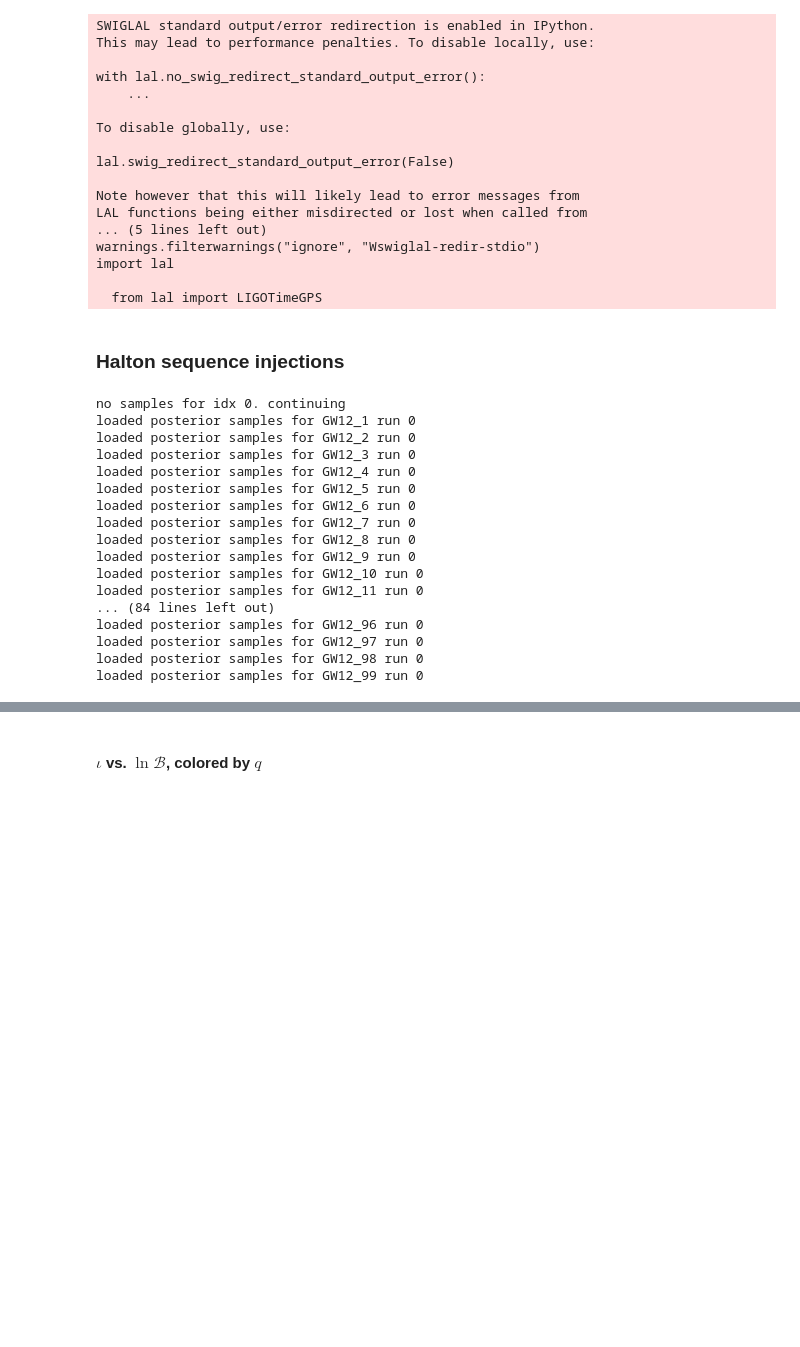
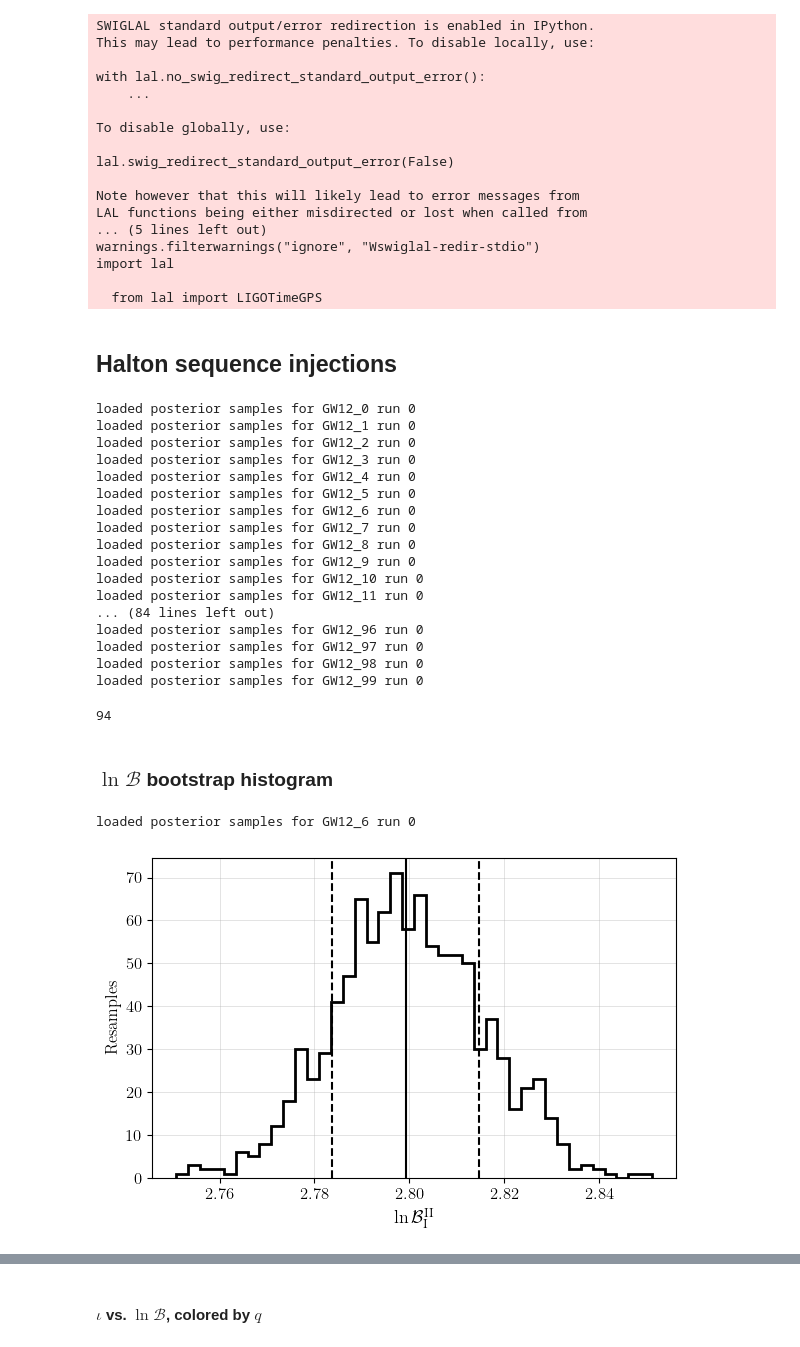
Before and after one commit to abbyw24/gw-parameter-estimation, a Jupyter notebook: notebooks/paper_plots.ipynb, the cells around one changed output, grey strips where cells are left out. Cells and saved outputs as stored; diff of their text form; code cells hidden in the pictures; blank space fills up the shorter version.

```diff
--- a/notebooks/paper_plots.ipynb
+++ b/notebooks/paper_plots.ipynb
@@ -43,5 +52,5 @@ import lal
 # %% [markdown]
-### Halton sequence injections
+## Halton sequence injections
 # %%
 # load the relevant data
 
@@ -69,7 +78,7 @@ for idx in range(nevents):
     eventname = f'GW{seed}_{idx}'
     eventdir = os.path.join(resdir, eventname)
     try:
-        event_data, samples, samples_dir = load_event_data_and_posterior_samples(eventdir, eventname)
+        event_data, samples, samples_dir = helpers.load_event_data_and_posterior_samples(eventdir, eventname)
         idx_existing.append(idx)
     except FileNotFoundError:
         print(f"no samples for idx {idx}. continuing")
@@ -79,6 +88,8 @@ for idx in range(nevents):
     lnBayes_fn = os.path.join(samples_dir, 'lnBayes.npy')
     try:
         lnBayes[idx] = np.load(lnBayes_fn)
+        if np.isnan(lnBayes[idx][0]):
+            lnBayes[idx] = np.array([30., 0.])
     except FileNotFoundError:
         bayes_factors = bootstrap_bayes_factors(samples, n_resamples)
         # log these
@@ -96,7 +107,7 @@ for idx in range(nevents):
 
     # 3. median iota and q from the posterior
     injected_par_dic = event_data.injection['par_dic']
-    add_derived_quantities_injection(injected_par_dic)
+    helpers.add_derived_quantities_injection(injected_par_dic)
     for par_id, injected_value in injected_par_dic.items():
         median_post = utils.quantile(samples[par_id], 0.5, weights=samples['weights'])
         try:
@@ -105,7 +116,7 @@ for idx in range(nevents):
             params[par_id] = {}
             params[par_id][idx] = (injected_value, median_post)
 # %% [output]
-no samples for idx 0. continuing
+loaded posterior samples for GW12_0 run 0
 loaded posterior samples for GW12_1 run 0
 loaded posterior samples for GW12_2 run 0
 loaded posterior samples for GW12_3 run 0
@@ -122,3 +133,35 @@ loaded posterior samples for GW12_96 run 0
 loaded posterior samples for GW12_97 run 0
 loaded posterior samples for GW12_98 run 0
 loaded posterior samples for GW12_99 run 0
+# %%
+len(idx_existing)
+# %% [output]
+94
+# %% [markdown]
+### $\ln\mathcal B$ bootstrap histogram
+# %%
+# load the samples for this event
+idx = 6
+eventname = f'GW{seed}_{idx}'
+eventdir = os.path.join(resdir, eventname)
+event_data, samples, samples_dir = helpers.load_event_data_and_posterior_samples(eventdir, eventname)
+bayes_factors = bootstrap_bayes_factors(samples, n_resamples)
+# log these
+lnBayes_factors = np.log(bayes_factors)
+# %% [output]
+loaded posterior samples for GW12_6 run 0
+# %%
+# histogram
+fig, ax = plt.subplots(figsize=(6,4), tight_layout=True)
+plt.rcParams['font.family'] = 'serif'
+_, _, _ = ax.hist(lnBayes_factors, bins=40, color='k', lw=2, histtype='step')
+ax.grid(alpha=0.5, lw=0.5)
+ax.axvline(np.median(lnBayes_factors), c='k', alpha=1.)
+ax.axvline(np.median(lnBayes_factors) - np.std(lnBayes_factors), c='k', alpha=1., ls='--')
+ax.axvline(np.median(lnBayes_factors) + np.std(lnBayes_factors), c='k', alpha=1., ls='--')
+ax.set_xlabel(r'$\ln\mathcal B^\mathrm{II}_\mathrm{I}$', fontsize=13)
+ax.set_ylabel('Resamples', fontsize=12)
+ax.tick_params(labelsize=12)
+fig.savefig('/home/abbye.williams/GWPE/data/plots/paper/Halton_lnB_bootstrap.pdf')
+# %% [output]
+[figure, added]
```
Also changed, not shown: parts of 57 cells of this notebook, 9 other files.
